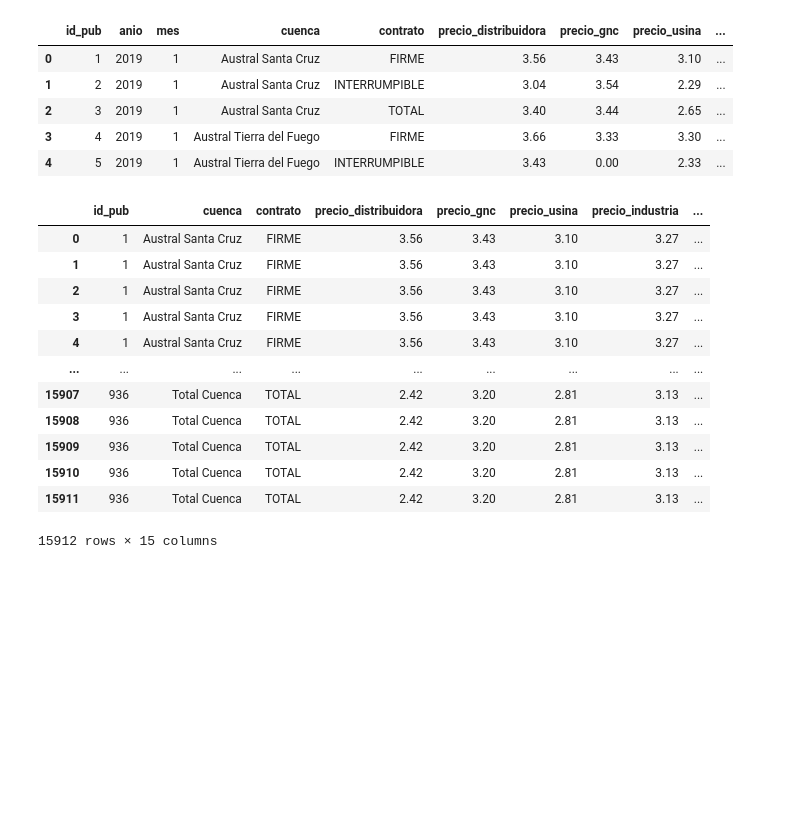
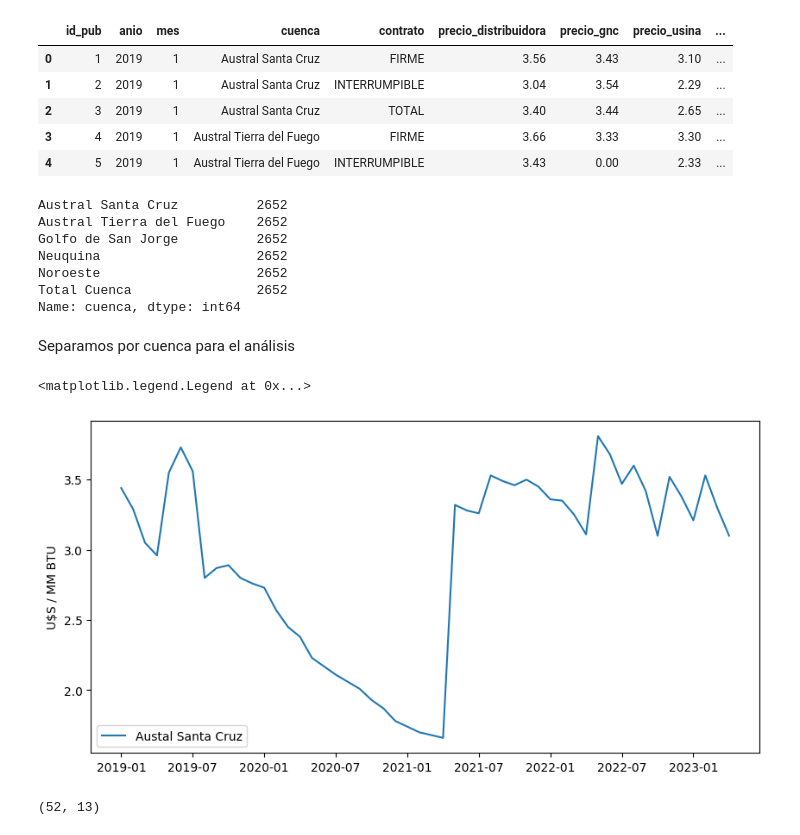
Before and after one commit to Isaiasgaray/fundamentos_final, a Jupyter notebook: TP_Final.ipynb, the cells around one changed output. Saved outputs shown, nothing was run; the diff lists cells and outputs as text; code cells hidden in the pictures; blank space fills up the shorter version.

```diff
--- a/TP_Final.ipynb
+++ b/TP_Final.ipynb
@@ -101,18 +102,14 @@ precios.drop(
     inplace=True
 )
 # %%
-precios
+precios.cuenca.value_counts()
 # %% [output]
-|  | id_pub | cuenca | contrato | precio_distribuidora | precio_gnc | precio_usina | precio_industria | ... |
-| 0 | 1 | Austral Santa Cruz | FIRME | 3.56 | 3.43 | 3.10 | 3.27 | ... |
-| 1 | 1 | Austral Santa Cruz | FIRME | 3.56 | 3.43 | 3.10 | 3.27 | ... |
-| 2 | 1 | Austral Santa Cruz | FIRME | 3.56 | 3.43 | 3.10 | 3.27 | ... |
-| 3 | 1 | Austral Santa Cruz | FIRME | 3.56 | 3.43 | 3.10 | 3.27 | ... |
-| 4 | 1 | Austral Santa Cruz | FIRME | 3.56 | 3.43 | 3.10 | 3.27 | ... |
-| ... | ... | ... | ... | ... | ... | ... | ... | ... |
-| 15907 | 936 | Total Cuenca | TOTAL | 2.42 | 3.20 | 2.81 | 3.13 | ... |
-| 15908 | 936 | Total Cuenca | TOTAL | 2.42 | 3.20 | 2.81 | 3.13 | ... |
-| 15909 | 936 | Total Cuenca | TOTAL | 2.42 | 3.20 | 2.81 | 3.13 | ... |
-| 15910 | 936 | Total Cuenca | TOTAL | 2.42 | 3.20 | 2.81 | 3.13 | ... |
-| 15911 | 936 | Total Cuenca | TOTAL | 2.42 | 3.20 | 2.81 | 3.13 | ... |
-15912 rows × 15 columns
+Austral Santa Cruz          2652
+Austral Tierra del Fuego    2652
+Golfo de San Jorge          2652
+Neuquina                    2652
+Noroeste                    2652
+Total Cuenca                2652
+Name: cuenca, dtype: int64
+# %% [markdown]
+Separamos por cuenca para el análisis
@@ -118,0 +122,19 @@ precios
+# %%
+plt.figure(figsize = (10, 5))
+plt.plot(
+    precios_gas[(precios_gas.cuenca == 'Austral Santa Cruz') & (precios_gas.contrato == 'TOTAL')].indice_tiempo,
+    precios_gas[(precios_gas.cuenca == 'Austral Santa Cruz') & ((precios_gas.contrato == 'TOTAL'))].precio_gnc,
+    label='Austal Santa Cruz'
+)
+
+plt.xticks(np.arange(0, 51, 6))
+plt.ylabel('U$S / MM BTU')
+
+plt.legend()
+# %% [output]
+<matplotlib.legend.Legend at 0x...>
+[figure, added]
+# %%
+precios_gas[(precios_gas.cuenca == 'Austral Santa Cruz') & ((precios_gas.contrato == 'TOTAL'))].shape
+# %% [output]
+(52, 13)
```
Also changed, not shown: parts of 3 cells of this notebook.
